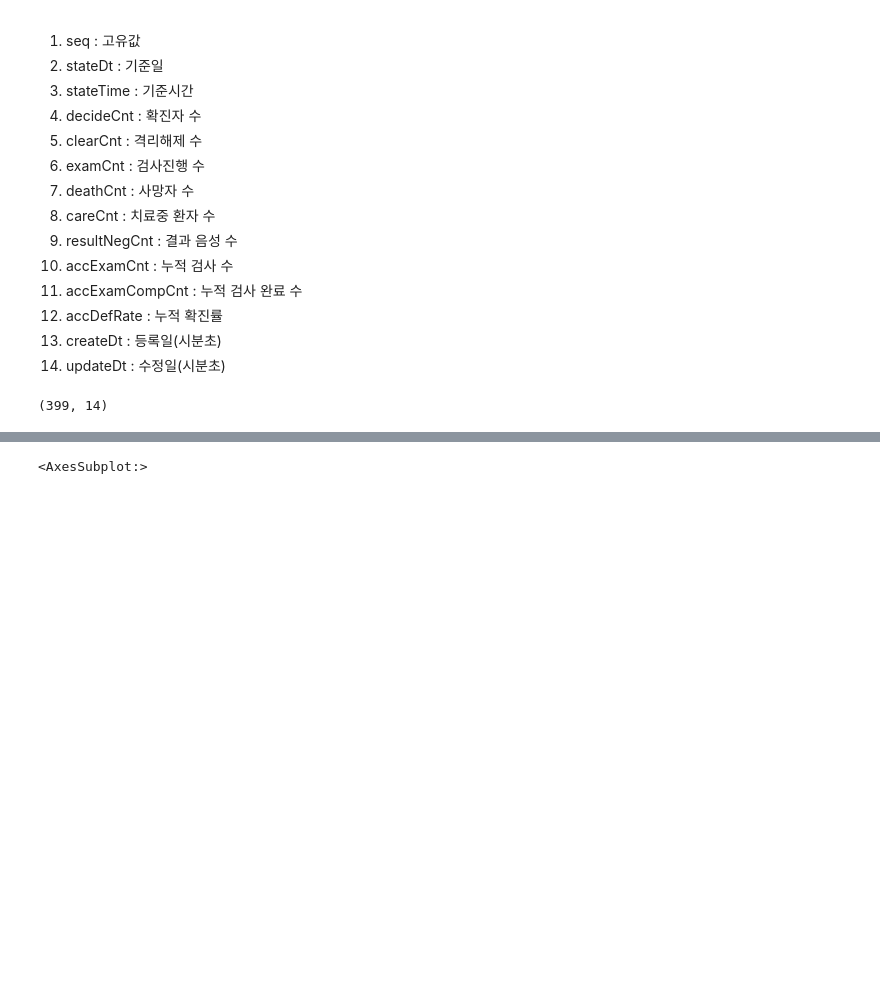
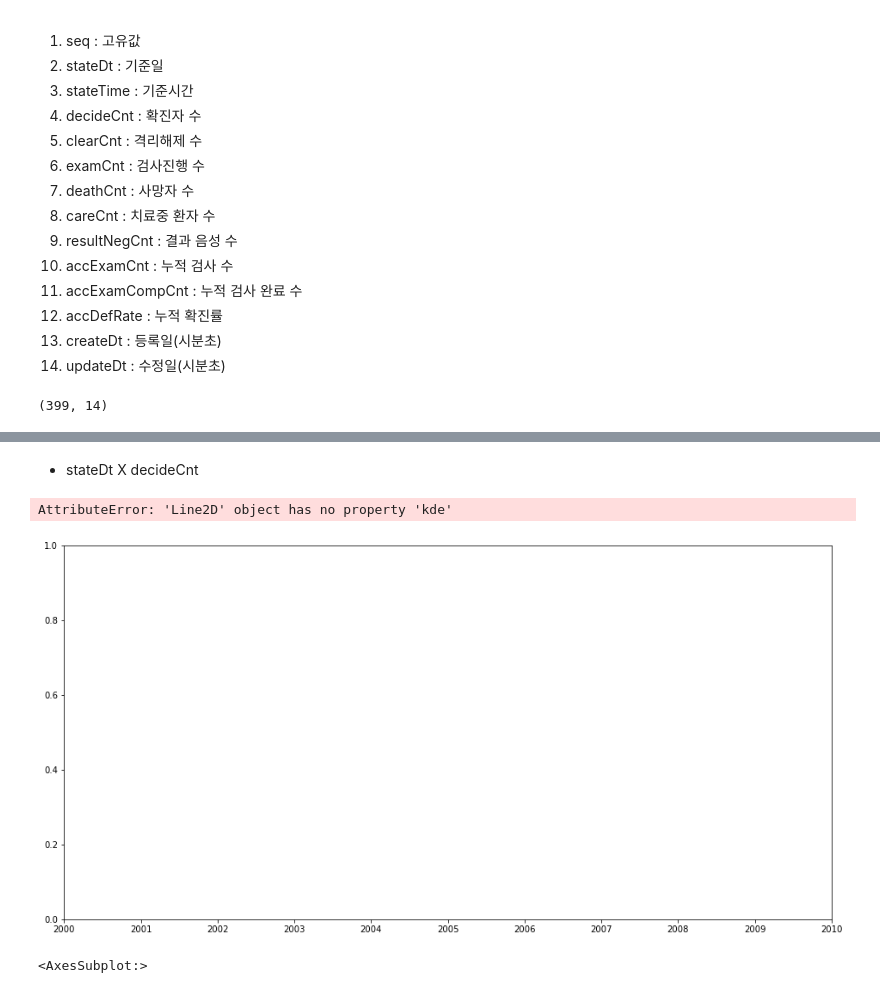
Before and after one commit to johanjun/covidandfinance, a Jupyter notebook: Public data EDA.ipynb, the cells around one changed output, grey strips where cells are left out. Cells and saved outputs as stored; diff of their text form; code cells hidden in the pictures; blank space fills up the shorter version.

```diff
--- a/Public data EDA.ipynb
+++ b/Public data EDA.ipynb
@@ -39,0 +352,2 @@ df_state.head()
+# %%
+df_state3.reset_index(inplace=True, drop=True)
@@ -39,0 +367,6 @@ df_state.head()
+# %%
+dailyCnt = pd.Series(0, index=range(0,len(df_state3)))
+# %%
+for i in range(1, len(df_state3)):
+    dailyCnt.iloc[i] = (df_state3.decideCnt.iloc[i] - df_state3.decideCnt.iloc[i-1])
+print(i)
@@ -39,0 +402,2 @@ df_state.head()
+# %%
+df_state3["dailyCnt"] = dailyCnt
@@ -40,3 +413,11 @@ df_state.head()
+# %% [markdown]
+- stateDt X decideCnt
+# %%
+fig, ax = plt.subplots(figsize=(16,8))
+sns.lineplot(x='stateDt', y='dailyCnt', data=df_state3, kde=True, bins=100, ax=ax)
+# %% [output]
+AttributeError: 'Line2D' object has no property 'kde'
+[figure, added]
 # %%
 msno.matrix(df_state)
 # %% [output]
```
Also changed, not shown: parts of 50 cells of this notebook.
